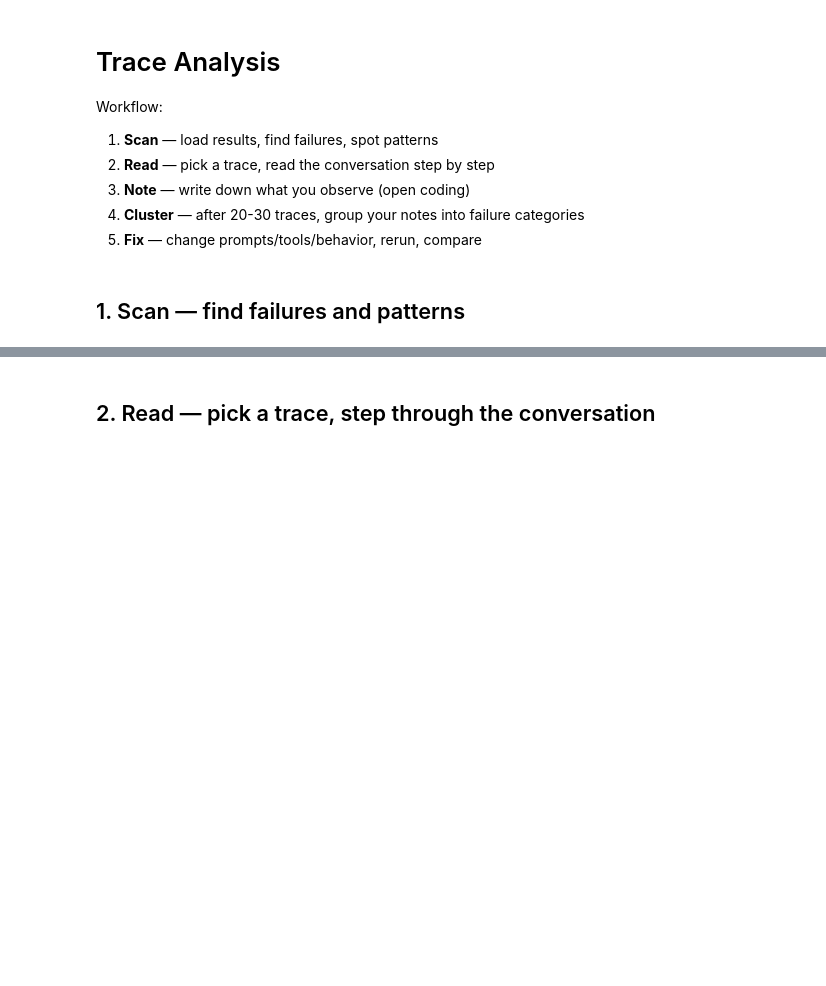
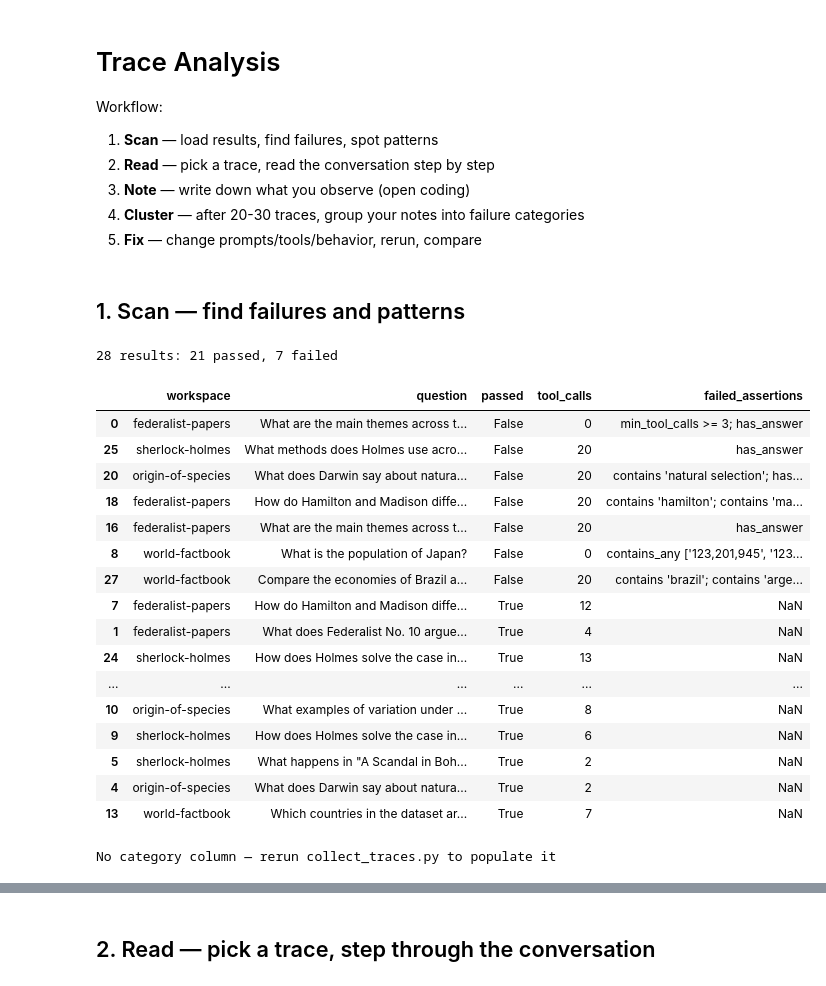
Before and after one commit to chuckfinca/a-simple-llm-harness, a Jupyter notebook: notebooks/trace_analysis.ipynb, the cells around one changed output, grey strips where cells are left out. Cells and saved outputs as stored; diff of their text form; code cells hidden in the pictures; blank space fills up the shorter version.

```diff
--- a/notebooks/trace_analysis.ipynb
+++ b/notebooks/trace_analysis.ipynb
@@ -21,14 +21,42 @@ pd.set_option("display.max_rows", 50)
 # %%
 results = pd.read_csv(TRACES_DIR / "results.csv")
 results["passed"] = results["passed"].astype(bool)
 
 print(f"{len(results)} results: {results['passed'].sum()} passed, {(~results['passed']).sum()} failed")
-results[["workspace", "category", "question", "passed", "tool_calls", "failed_assertions"]].sort_values("passed")
+
+display_cols = ["workspace", "question", "passed", "tool_calls", "failed_assertions"]
+if "category" in results.columns:
+    display_cols.insert(1, "category")
+results[display_cols].sort_values("passed")
+# %% [output]
+28 results: 21 passed, 7 failed
+|  | workspace | question | passed | tool_calls | failed_assertions |
+| 0 | federalist-papers | What are the main themes across t... | False | 0 | min_tool_calls >= 3; has_answer |
+| 25 | sherlock-holmes | What methods does Holmes use acro... | False | 20 | has_answer |
+| 20 | origin-of-species | What does Darwin say about natura... | False | 20 | contains 'natural selection'; has... |
+| 18 | federalist-papers | How do Hamilton and Madison diffe... | False | 20 | contains 'hamilton'; contains 'ma... |
+| 16 | federalist-papers | What are the main themes across t... | False | 20 | has_answer |
+| 8 | world-factbook | What is the population of Japan? | False | 0 | contains_any ['123,201,945', '123... |
+| 27 | world-factbook | Compare the economies of Brazil a... | False | 20 | contains 'brazil'; contains 'arge... |
+| 7 | federalist-papers | How do Hamilton and Madison diffe... | True | 12 | NaN |
+| 1 | federalist-papers | What does Federalist No. 10 argue... | True | 4 | NaN |
+| 24 | sherlock-holmes | How does Holmes solve the case in... | True | 13 | NaN |
+| ... | ... | ... | ... | ... | ... |
+| 10 | origin-of-species | What examples of variation under ... | True | 8 | NaN |
+| 9 | sherlock-holmes | How does Holmes solve the case in... | True | 6 | NaN |
+| 5 | sherlock-holmes | What happens in "A Scandal in Boh... | True | 2 | NaN |
+| 4 | origin-of-species | What does Darwin say about natura... | True | 2 | NaN |
+| 13 | world-factbook | Which countries in the dataset ar... | True | 7 | NaN |
 # %%
-# Pass rate by category
-results.groupby("category")["passed"].agg(["sum", "count", "mean"]).rename(
-    columns={"sum": "passed", "count": "total", "mean": "pass_rate"}
-).sort_values("pass_rate")
+# Pass rate by category (if available)
+if "category" in results.columns:
+    results.groupby("category")["passed"].agg(["sum", "count", "mean"]).rename(
+        columns={"sum": "passed", "count": "total", "mean": "pass_rate"}
+    ).sort_values("pass_rate")
+else:
+    print("No category column — rerun collect_traces.py to populate it")
+# %% [output]
+No category column — rerun collect_traces.py to populate it
 # %%
 # Pass rate by model
 results.groupby("model")["passed"].agg(["sum", "count", "mean"]).rename(
```
Also changed, not shown: parts of 8 cells of this notebook, 1 other file.
